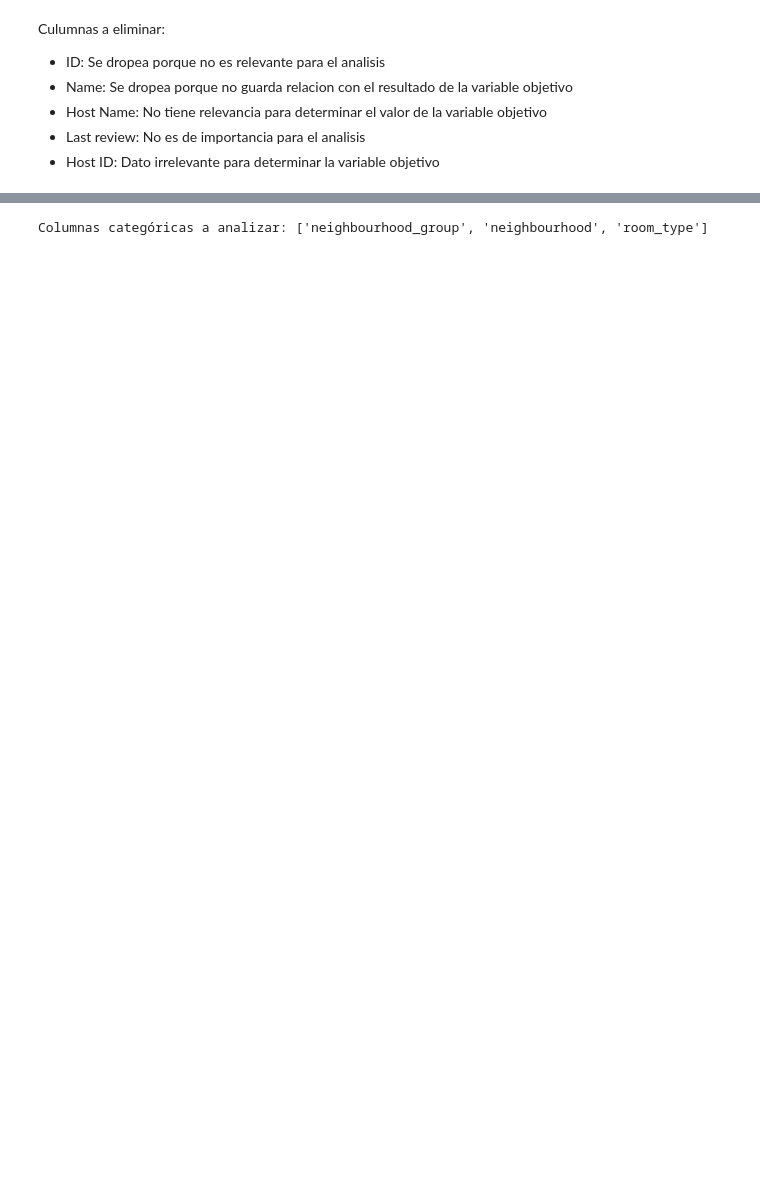
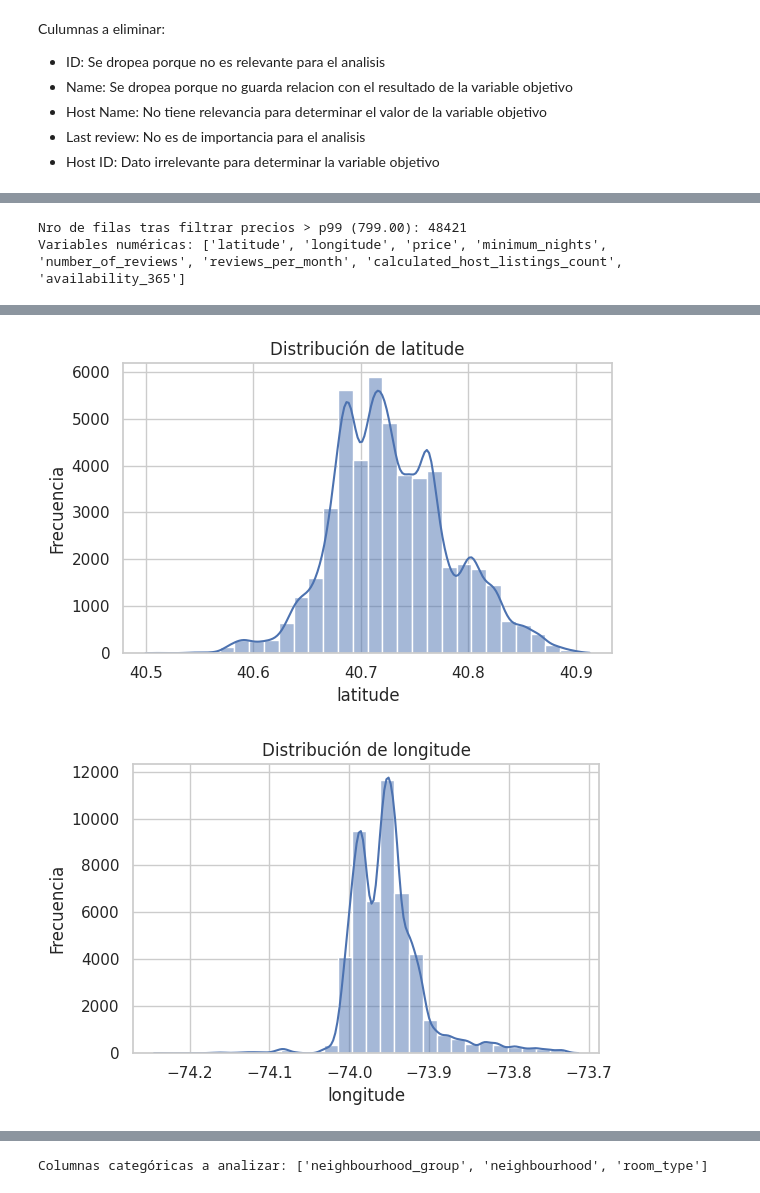
Before and after one commit to 4GeeksAcademy/carlos-gondelles-exploratory-data-analysis-project-machine-learning-python, a Jupyter notebook: src/explore.ipynb, the cells around one changed output, grey strips where cells are left out. Drawn from its saved outputs; the diff is of its cells as text; code cells hidden in the pictures; blank space fills up the shorter version.

```diff
--- a/src/explore.ipynb
+++ b/src/explore.ipynb
@@ -8,5 +0,0 @@ import seaborn as sns
-# %%
-# Configuración de estilo
-
-sns.set(style="whitegrid")
-pd.set_option('display.max_columns', None)
@@ -176,0 +226,29 @@ Resumen de variables numericas:
+# %%
+# Copia para EDA
+df_eda = df.copy()
+
+# Eliminar precios extremadamente altos (por encima del percentil 99)
+price_p99 = df_eda['price'].quantile(0.99)
+df_eda = df_eda[df_eda['price'] <= price_p99]
+
+print(f"Nro de filas tras filtrar precios > p99 ({price_p99:.2f}):", df_eda.shape[0])
+
+# Selección de variables numéricas
+num_cols = df_eda.select_dtypes(include=['int64', 'float64']).columns.tolist()
+print("Variables numéricas:", num_cols)
+
+# Resumen estadístico
+display(df_eda[num_cols].describe().T)
+
+# Histograma individual por variable numérica
+for col in num_cols:
+    plt.figure(figsize=(6, 4))
+    sns.histplot(data=df_eda, x=col, bins=30, kde=True)
+    plt.title(f"Distribución de {col}")
+    plt.xlabel(col)
+    plt.ylabel("Frecuencia")
+    plt.tight_layout()
+    plt.show()
+# %% [output]
+Nro de filas tras filtrar precios > p99 (799.00): 48421
+Variables numéricas: ['latitude', 'longitude', 'price', 'minimum_nights', 'number_of_reviews', 'reviews_per_month', 'calculated_host_listings_count', 'availability_365']
@@ -176,0 +264,2 @@ Resumen de variables numericas:
+[figure, added]
+[figure, added]
```
Also changed, not shown: parts of 40 cells of this notebook, 8 other files.
